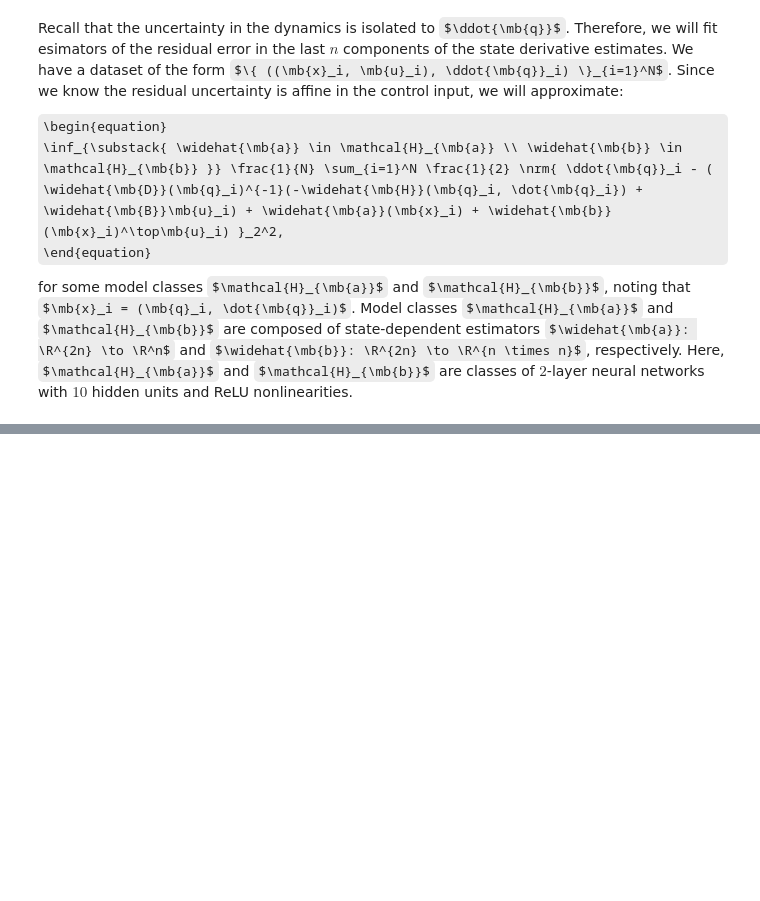
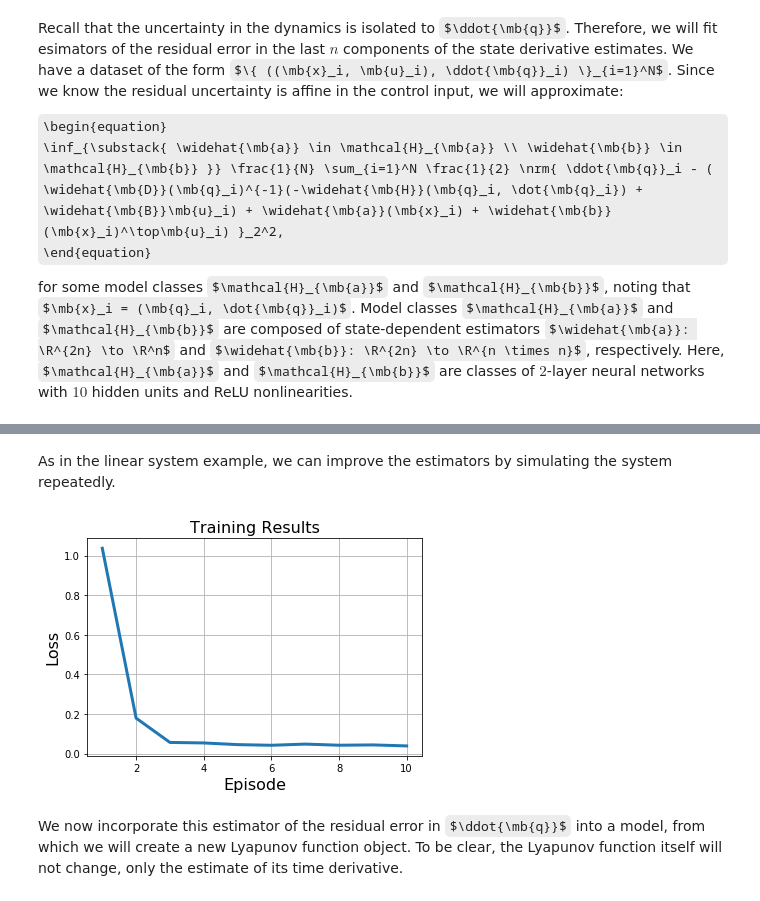
Before and after one commit to vdorobantu/lyapy, a Jupyter notebook: inverted-pendulum.ipynb, the cells around one changed output, grey strips where cells are left out. Saved outputs shown, nothing was run; the diff lists cells and outputs as text; code cells hidden in the pictures; some formulas as TeX source; blank space fills up the shorter version.

```diff
--- a/inverted-pendulum.ipynb
+++ b/inverted-pendulum.ipynb
@@ -565,0 +553,45 @@ Epoch 100/100
+# %% [markdown]
+As in the linear system example, we can improve the estimators by simulating the system repeatedly.
+# %%
+def experiment(system, x_0, controller, ts, window=3, reps=2):
+    xs, us = system.simulate(x_0, controller, ts)
+
+    xs = xs[:-1]
+    us = array([controller.process(u) for u in us])
+    ts = ts[:-1]
+
+    half_window = (window - 1) // 2
+
+    x_dots = differentiate(xs, ts)[::reps]
+    xs = xs[half_window:-half_window:reps]
+    us = us[half_window:-half_window:reps]
+
+    return xs, us, x_dots
+
+K = 10
+ts = linspace(0, T, T * N)
+data = [experiment(system_true, x_0, qp_rand, ts, window, reps) for _ in range(K)]
+xs, us, x_dots = zip(*data)
+xs = array(xs)
+us = array(us)
+x_dots = array(x_dots)
+q_ddots = x_dots[:, :, n:]
+q_ddot_ests = array([array([system_est.eval_dot(x, u, t)[n:] for x, u, t in zip(_xs, _us, ts)]) for _xs, _us in zip(xs, us)])
+q_ddot_res = q_ddots - q_ddot_ests
+
+con = concatenate
+models = [fit_affine_nn(con(xs[:k]), con(us[:k]), con(q_ddot_res[:k]), d_hidden, epochs) for k in range(1, K + 1)]
+
+_, _, _, training_losses = zip(*models)
+
+figure()
+plot(range(1, K + 1), training_losses, linewidth=3)
+grid()
+title('Training Results', fontsize=16)
+xlabel('Episode', fontsize=16)
+ylabel('Loss', fontsize=16)
+show()
+# %% [output]
+[figure, added]
+# %% [markdown]
+We now incorporate this estimator of the residual error in $\ddot{\mb{q}}$ into a model, from which we will create a new Lyapunov function object. To be clear, the Lyapunov function itself will not change, only the estimate of its time derivative.
```
Also changed, not shown: parts of 12 cells of this notebook.
